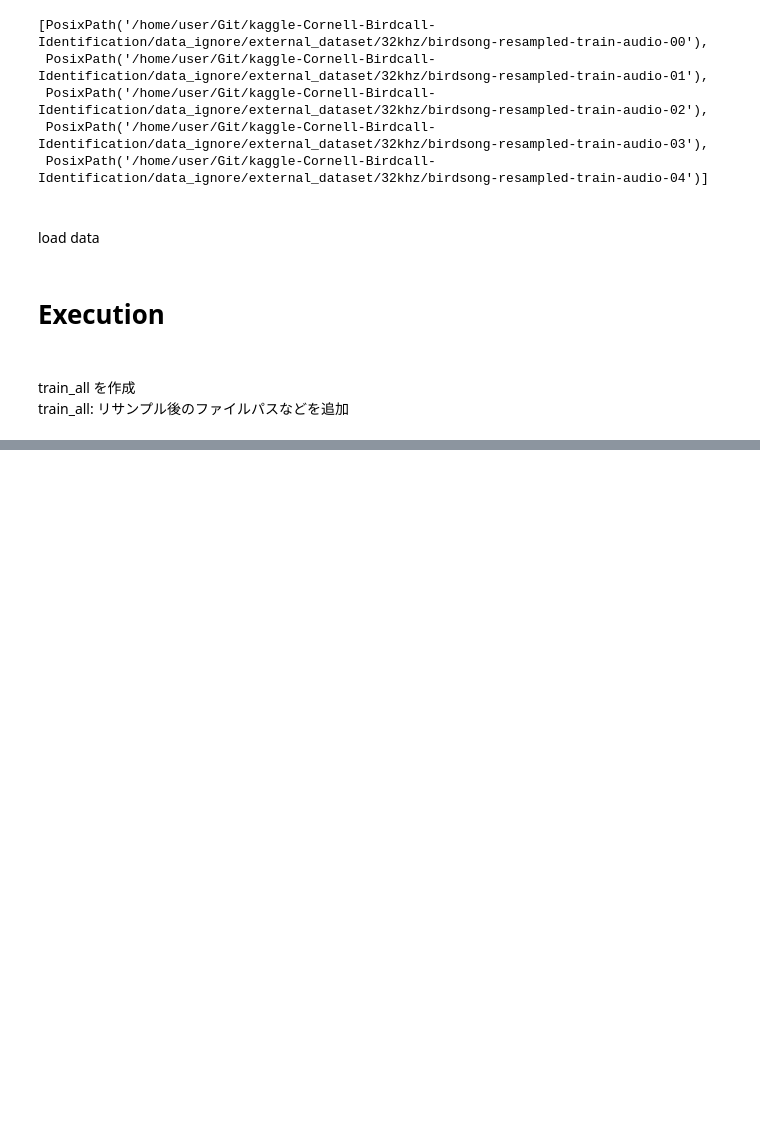
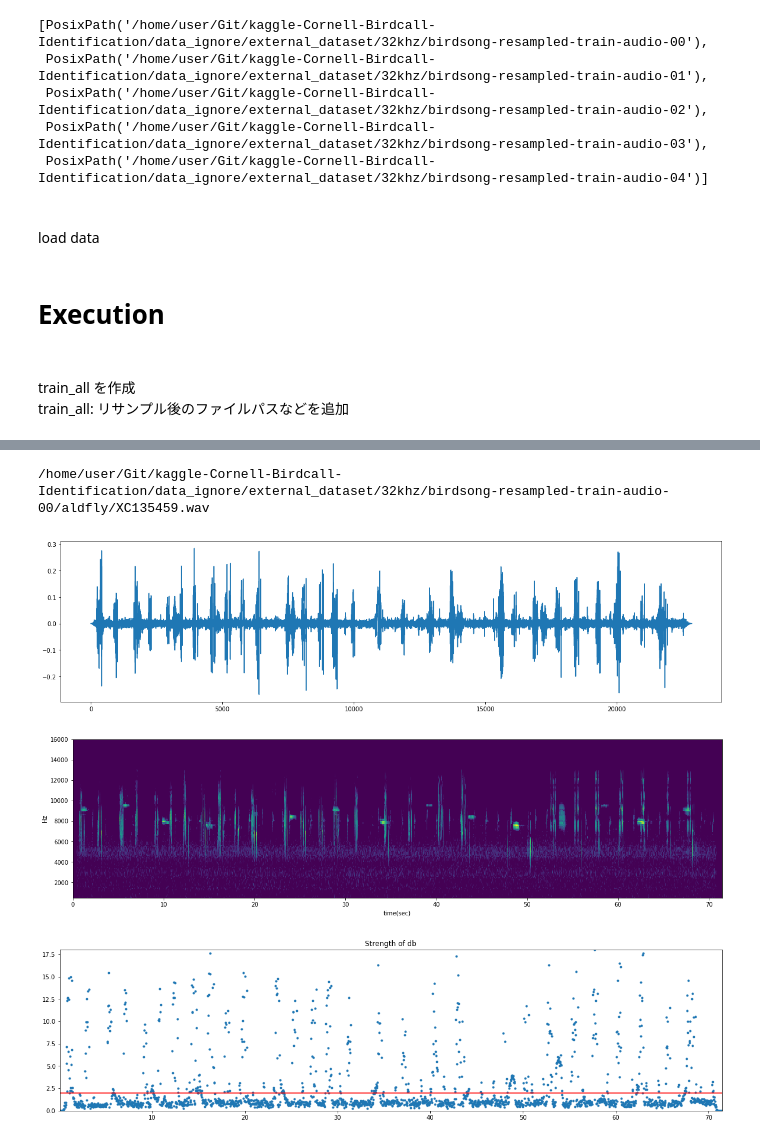
Before and after one commit to fkubota/kaggle-Cornell-Birdcall-Identification, a Jupyter notebook: nb/034_create_Strength_Adaptive_Crop.ipynb, the cells around one changed output, grey strips where cells are left out. Cells and saved outputs as stored; diff of their text form; code cells hidden in the pictures; blank space fills up the shorter version.

```diff
--- a/nb/034_create_Strength_Adaptive_Crop.ipynb
+++ b/nb/034_create_Strength_Adaptive_Crop.ipynb
@@ -463,0 +469,44 @@ file_list = train_all['file_path'].values.tolist()
+# %%
+idx = 5
+
+# n_fft = int(sr*0.5)
+# n_fft = 4096
+sr = 32000
+thresh = 2
+n_fft = 2048
+# n_fft = 512
+hop_length = int(n_fft/2)
+hop_length_sec = hop_length / sr
+fmin = 500
+fmax = 16000
+
+print(file_list[idx])
+# signal, _ = librosa.load(file_list[idx])
+signal, sr = sf.read(file_list[idx])
+spec = librosa.feature.melspectrogram(signal, n_fft=n_fft, hop_length=hop_length, fmin=fmin, fmax=fmax)
+spec = librosa.amplitude_to_db(spec)
+end_sec = (len(signal) + hop_length) / sr
+
+x = np.linspace(0, len(signal), len(spec[1]))/sr + hop_length_sec
+y = np.sum(spec, axis=0)
+y = y - np.min(y)
+med = np.median(y) + 10e-7
+
+plt.figure(figsize=(20, 5))
+plt.plot(signal[::100])
+
+plt.figure(figsize=(20, 5))
+plt.imshow(spec, aspect='auto', origin='lower', cmap=None, extent=(0, end_sec, fmin, fmax))
+plt.xlabel('time(sec)')
+plt.ylabel('Hz')
+
+plt.figure(figsize=(20, 5))
+plt.title('Strength of db')
+plt.plot(x, y/med, '.')
+plt.axhline(2, color='r')
+plt.margins(0)
+# %% [output]
+/home/user/Git/kaggle-Cornell-Birdcall-Identification/data_ignore/external_dataset/32khz/birdsong-resampled-train-audio-00/aldfly/XC135459.wav
+[figure, added]
+[figure, added]
+[figure, added]
```
Also changed, not shown: parts of 16 cells of this notebook.
